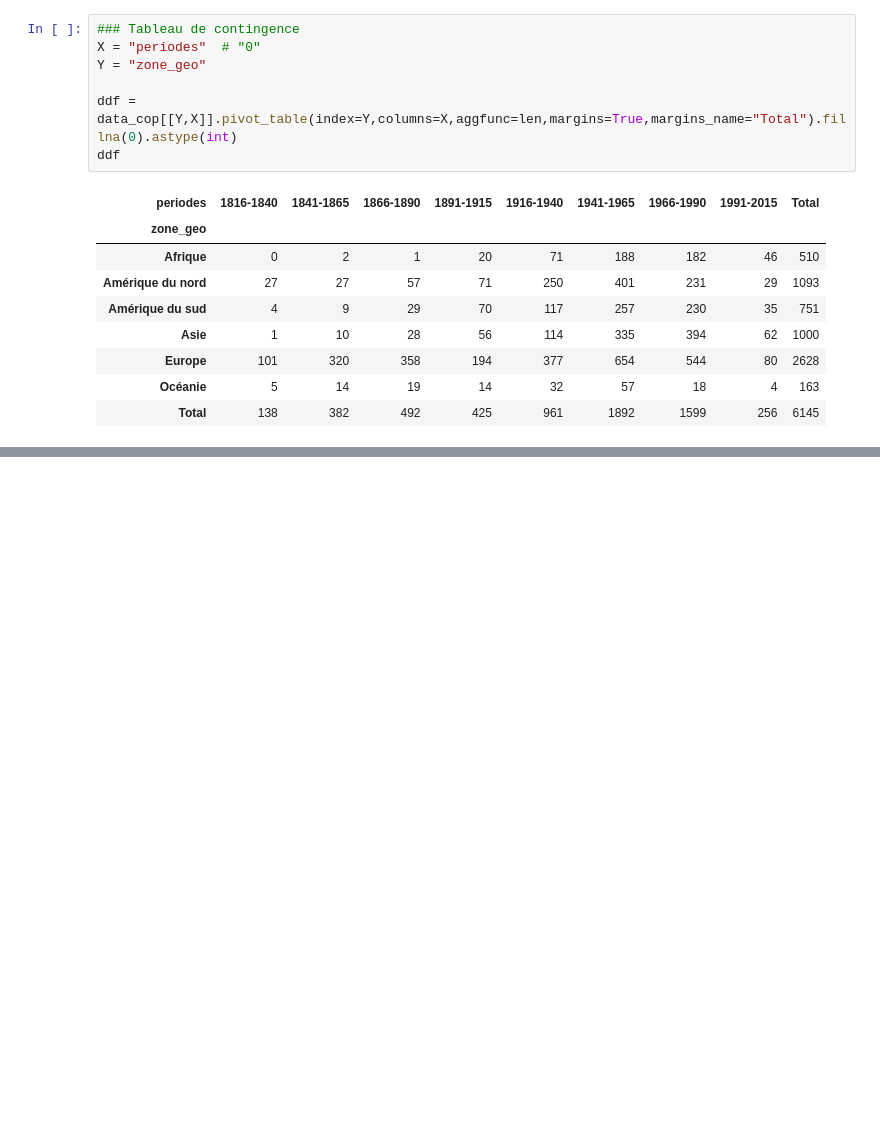
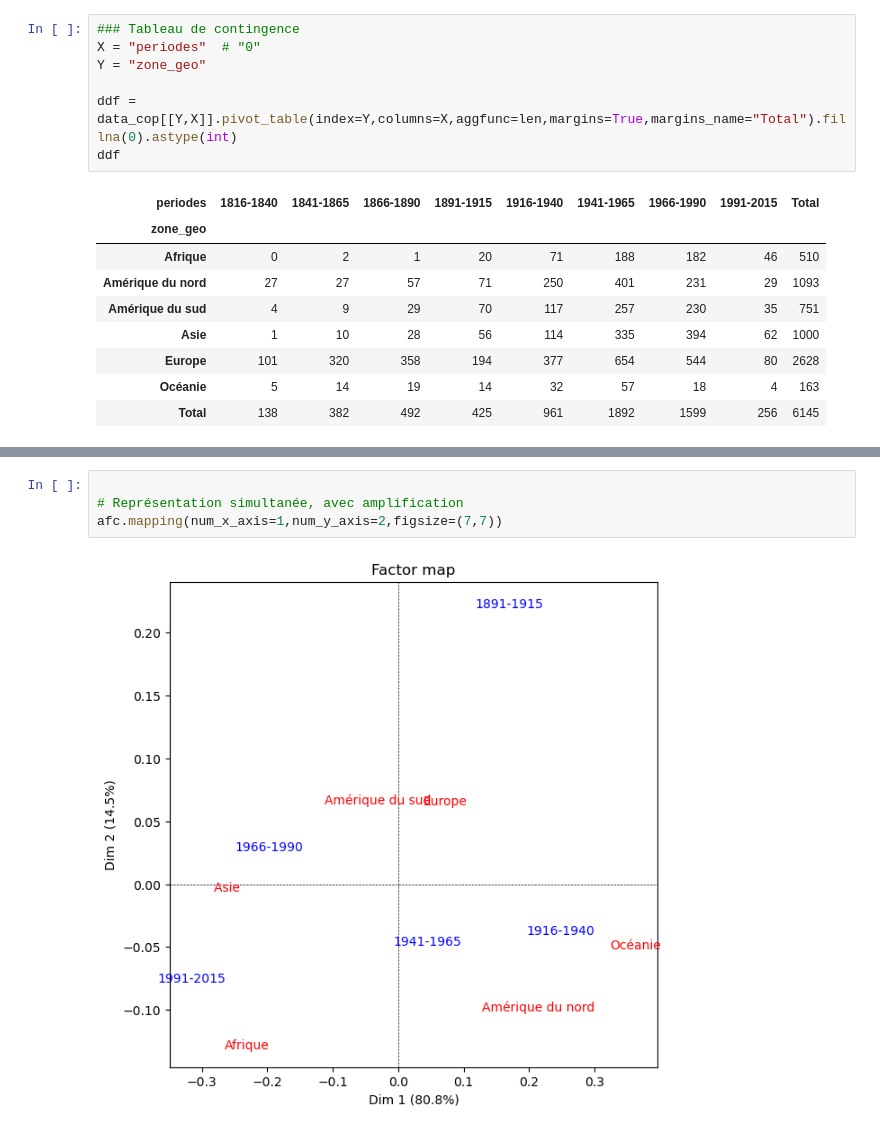
Before and after one commit to AliaBrah/militants_droit_femmes, a Jupyter notebook: S_2/fichier_CSV/nationalite_analyse.ipynb, the cells around one changed output, grey strips where cells are left out. Cells and saved outputs as stored; diff of their text form; blank space fills up the shorter version.

```diff
--- a/S_2/fichier_CSV/nationalite_analyse.ipynb
+++ b/S_2/fichier_CSV/nationalite_analyse.ipynb
@@ -245,0 +367,6 @@ NameError: name 'dfe' is not defined
+# %%
+
+# Représentation simultanée, avec amplification
+afc.mapping(num_x_axis=1,num_y_axis=2,figsize=(7,7))
+# %% [output]
+[figure, added]
```
Also changed, not shown: parts of 21 cells of this notebook, 3 other files.
